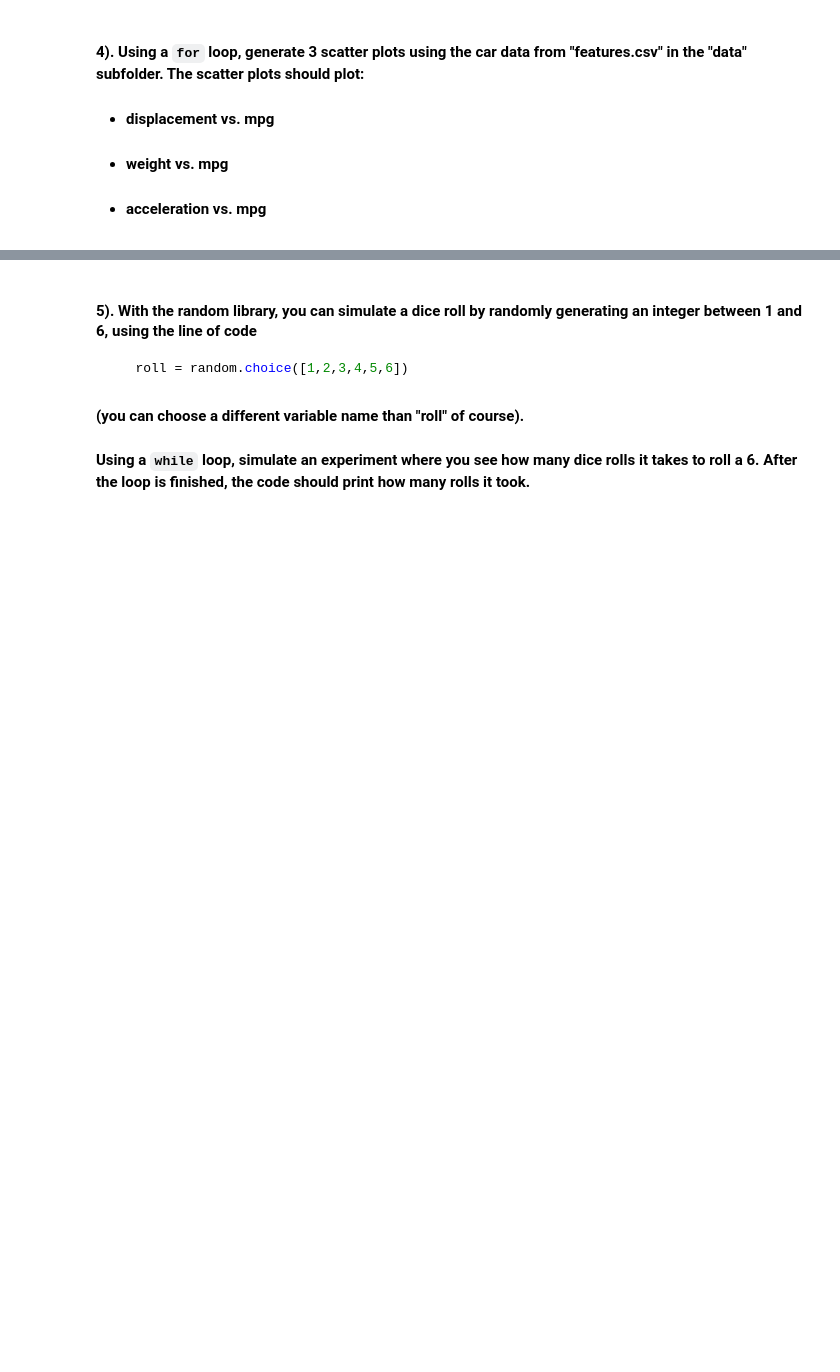
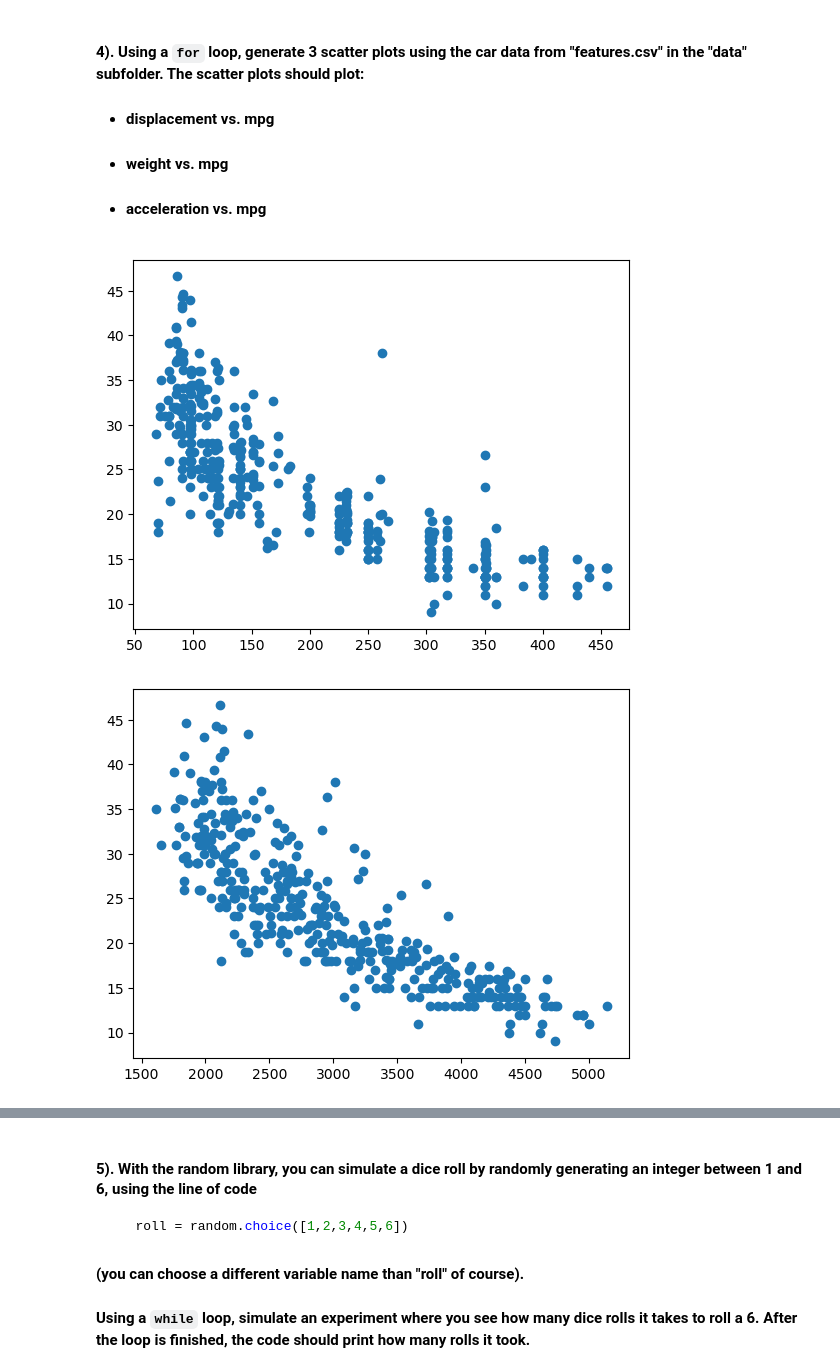
Before and after one commit to Victoria-Yan/datasci151spring2026, a Jupyter notebook: lecture_08/lecture_08 copy.ipynb, the cells around one changed output, grey strips where cells are left out. Cells and saved outputs as stored; diff of their text form; code cells hidden in the pictures; blank space fills up the shorter version.

```diff
--- a/lecture_08/lecture_08 copy.ipynb
+++ b/lecture_08/lecture_08 copy.ipynb
@@ -562,5 +570,17 @@ n = 31 # run this cell with other positive integers (start smaller to check your
 - #### acceleration vs. mpg
 # %%
 carfeatures = pd.read_csv("data/features.csv")
+carfeatures
+
+x = ["displacement","weight", "acceleration"]
+y = ["mpg","mpg","mpg"]
+
+for xval, yval in zip(x,y):
+    plt.scatter(x= carfeatures[xval], y = carfeatures[yval])
+    plt.show()
+
 
 # your code below
+# %% [output]
+[figure, added]
+[figure, added]
```
Also changed, not shown: parts of 4 cells of this notebook, 1 other file.
